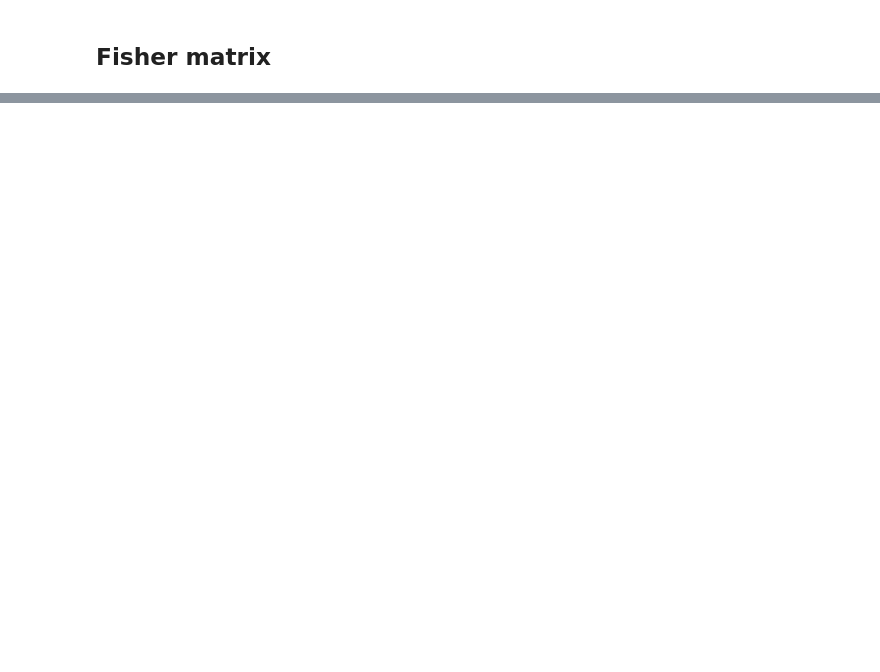
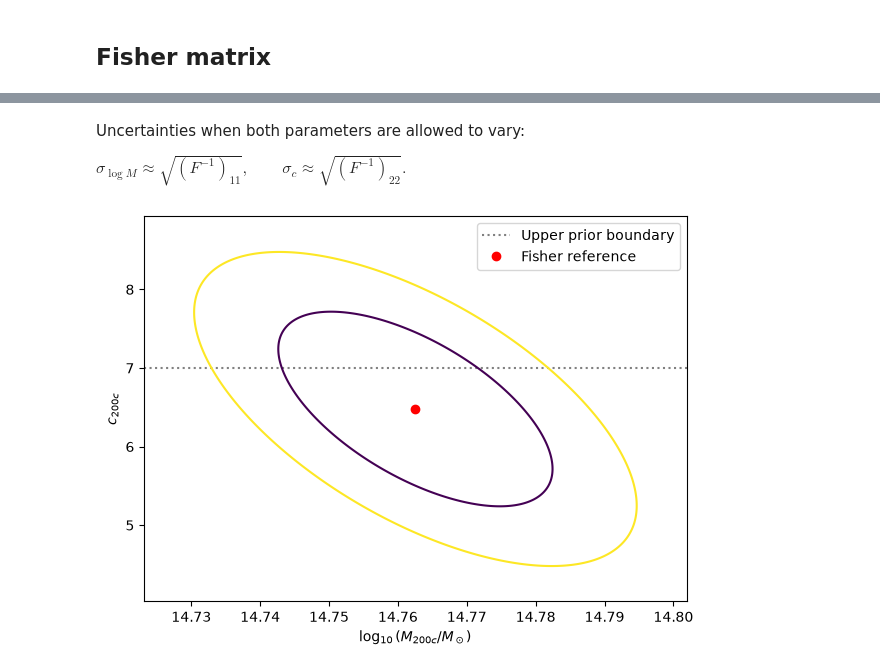
Before and after one commit to Arcobaleno-29/nfw-lensing-sbi, a Jupyter notebook: src/centred_shear_map.ipynb, the cells around one changed output, grey strips where cells are left out. Cells and saved outputs as stored; diff of their text form; code cells hidden in the pictures; blank space fills up the shorter version.

Commit message:
Updating the centred_shear_map

```diff
--- a/src/centred_shear_map.ipynb
+++ b/src/centred_shear_map.ipynb
@@ -1211,0 +1162,73 @@ print("Relative Fisher change when halving steps:", relative_change)
+# %% [markdown]
+Uncertainties when both parameters are allowed to vary:
+
+$\sigma_{\log M}\approx\sqrt{(F^{-1})_{11}},
+\qquad
+\sigma_c\approx\sqrt{(F^{-1})_{22}}.
+$
+# %%
+mass_derivative = dmu_dlogmass[usable]
+concentration_derivative = dmu_dconcentration[usable]
+selected_uncertainty = uncertainty[usable]
+
+#Convert into variances
+var = selected_uncertainty**2
+
+C = np.diag (var)                                       #covariance matrix of shear measurements
+parameter_covariance = np.linalg.inv(F)                 #fisher matrix inverse
+parameter_variances = np.diag(parameter_covariance)
+
+#Check variances and diagonal of the covariance matrix
+measurement_std = np.sqrt(np.diag(C))
+
+np.testing.assert_allclose(
+    measurement_std,
+    uncertainty[usable],
+)
+
+#Plotting grid
+sigma_parameters = np.sqrt(np.diag(np.linalg.inv(F)))
+
+mass_plot = np.linspace(
+    theta_ref[0] - 3 * sigma_parameters[0],
+    theta_ref[0] + 3 * sigma_parameters[0],
+    400,
+)
+concentration_plot = np.linspace(
+    theta_ref[1] - 3 * sigma_parameters[1],
+    theta_ref[1] + 3 * sigma_parameters[1],
+    400,
+)
+
+mass_mesh, concentration_mesh = np.meshgrid(
+    mass_plot, concentration_plot, indexing="ij"
+)
+
+delta_mass = mass_mesh - theta_ref[0]
+delta_concentration = concentration_mesh - theta_ref[1]
+
+#Uncertainty ellipse
+Q = (
+    F[0, 0] * delta_mass**2
+    + 2 * F[0, 1] * delta_mass * delta_concentration
+    + F[1, 1] * delta_concentration**2
+)
+
+#Plot
+fig, ax = plt.subplots(figsize=(7, 5))
+ax.axhline(7, color="gray", linestyle=":", label="Upper prior boundary")
+ax.contour(
+    mass_mesh,
+    concentration_mesh,
+    Q,
+    levels=[2.30, 5.99],  # Approximately 68% and 95% joint regions
+)
+ax.plot(*theta_ref, "ro", label="Fisher reference")
+ax.set(
+    xlabel=r"$\log_{10}(M_{200c}/M_\odot)$",
+    ylabel=r"$c_{200c}$",
+)
+ax.legend()
+plt.show()
+# %% [output]
+[figure, added]
```
Also changed, not shown: parts of 12 cells of this notebook.
